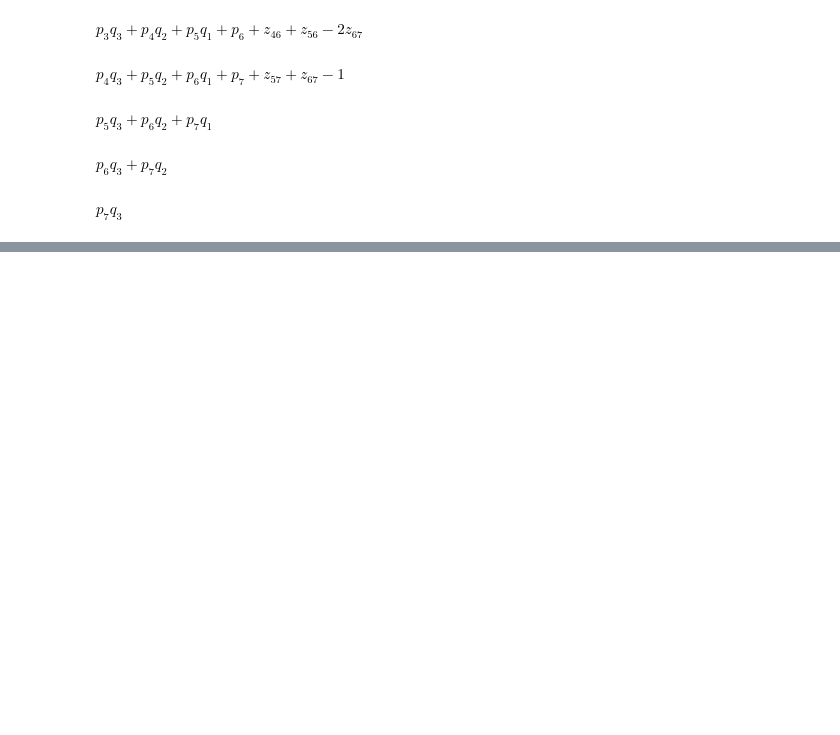
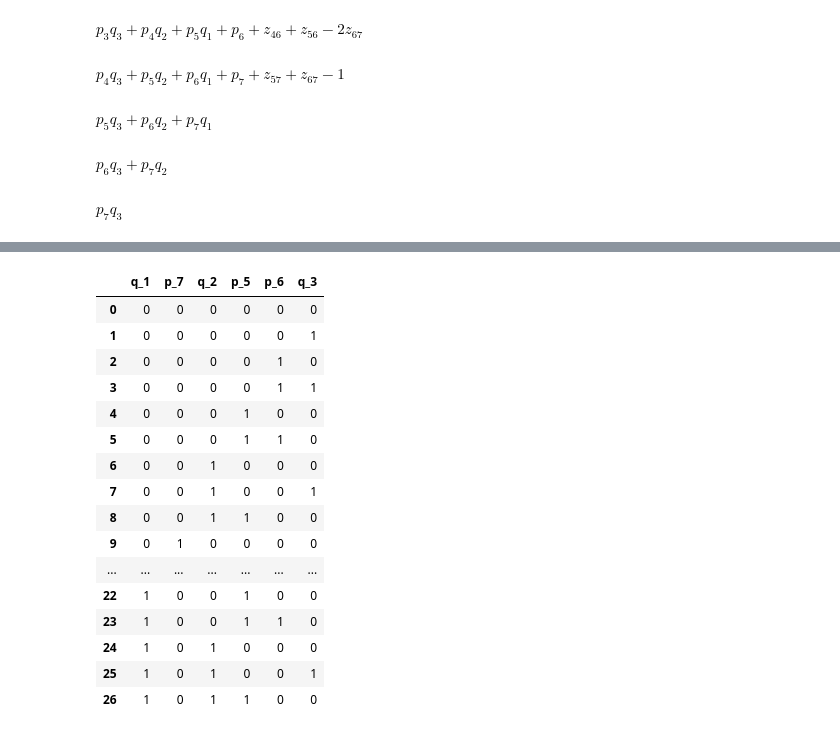
Before and after one commit to Mostafa-Atallah2020/func-qaoa-factorization, a Jupyter notebook: examples/Effective space for VQF clauses.ipynb, the cells around one changed output, grey strips where cells are left out. Cells and saved outputs as stored; diff of their text form; code cells hidden in the pictures; blank space fills up the shorter version.

```diff
--- a/examples/Effective space for VQF clauses.ipynb
+++ b/examples/Effective space for VQF clauses.ipynb
@@ -268,0 +140,44 @@ q_7    q_7
+# %%
+def get_key_by_value(dictionary, value):
+    for key, val in dictionary.items():
+        if val == value:
+            return key
+    return None  # Value not found
+# %%
+def get_superposition_tables(simplified_clauses, disjoint_sets):
+    superposition_tables = []
+    if len(disjoint_sets) == 0:
+        best_clause = get_best_bits_table(simplified_clauses)
+        superposition_tables.append(best_clause)
+
+    elif len(disjoint_sets) == 1:
+        for s in disjoint_sets[0]:
+            table = get_key_by_value(eff_clauses, s).table
+            superposition_tables.append(table)
+
+    else: raise NotImplementedError
+
+    return superposition_tables
+
+superposition_tables = get_superposition_tables(simplified_clauses, disjoint_sets)
+
+for table in superposition_tables:
+    display(table)
+# %% [output]
+|  | q_1 | p_7 | q_2 | p_5 | p_6 | q_3 |
+| 0 | 0 | 0 | 0 | 0 | 0 | 0 |
+| 1 | 0 | 0 | 0 | 0 | 0 | 1 |
+| 2 | 0 | 0 | 0 | 0 | 1 | 0 |
+| 3 | 0 | 0 | 0 | 0 | 1 | 1 |
+| 4 | 0 | 0 | 0 | 1 | 0 | 0 |
+| 5 | 0 | 0 | 0 | 1 | 1 | 0 |
+| 6 | 0 | 0 | 1 | 0 | 0 | 0 |
+| 7 | 0 | 0 | 1 | 0 | 0 | 1 |
+| 8 | 0 | 0 | 1 | 1 | 0 | 0 |
+| 9 | 0 | 1 | 0 | 0 | 0 | 0 |
+| ... | ... | ... | ... | ... | ... | ... |
+| 22 | 1 | 0 | 0 | 1 | 0 | 0 |
+| 23 | 1 | 0 | 0 | 1 | 1 | 0 |
+| 24 | 1 | 0 | 1 | 0 | 0 | 0 |
+| 25 | 1 | 0 | 1 | 0 | 0 | 1 |
+| 26 | 1 | 0 | 1 | 1 | 0 | 0 |
```
Also changed, not shown: parts of 11 cells of this notebook.
